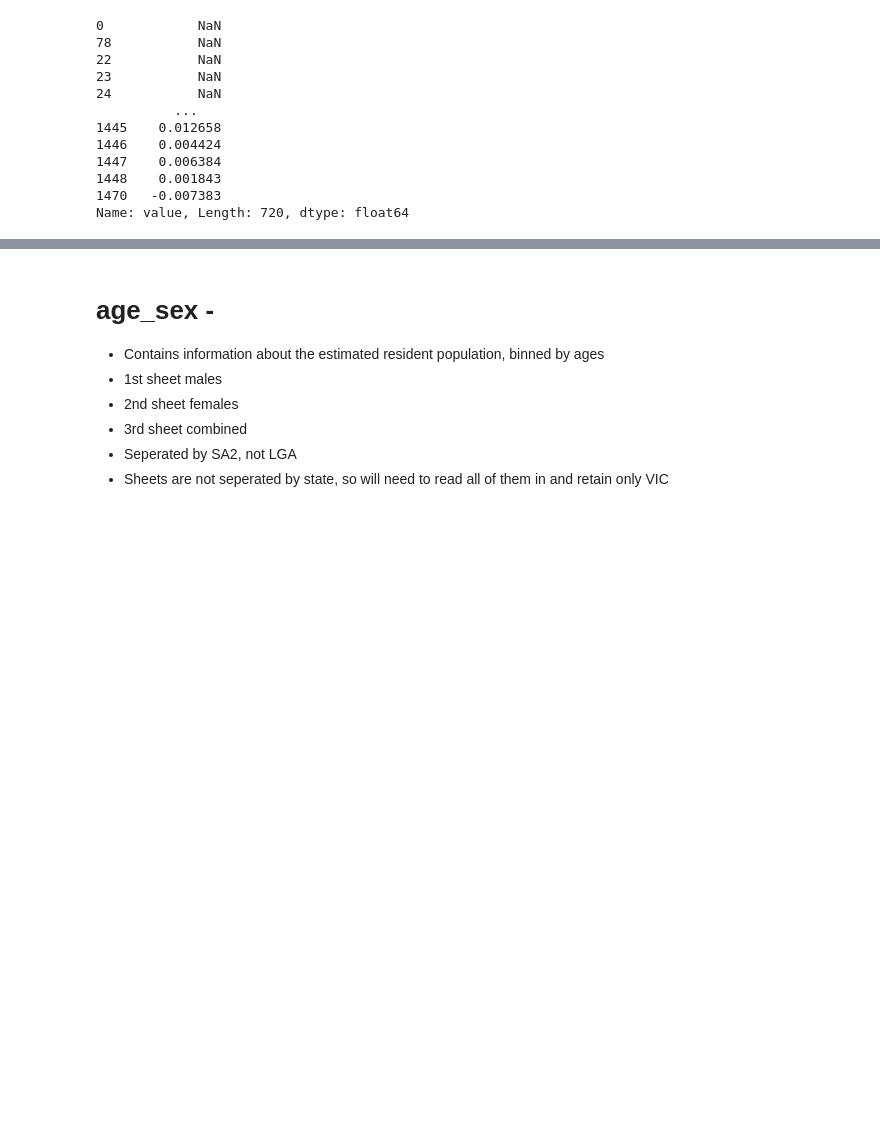
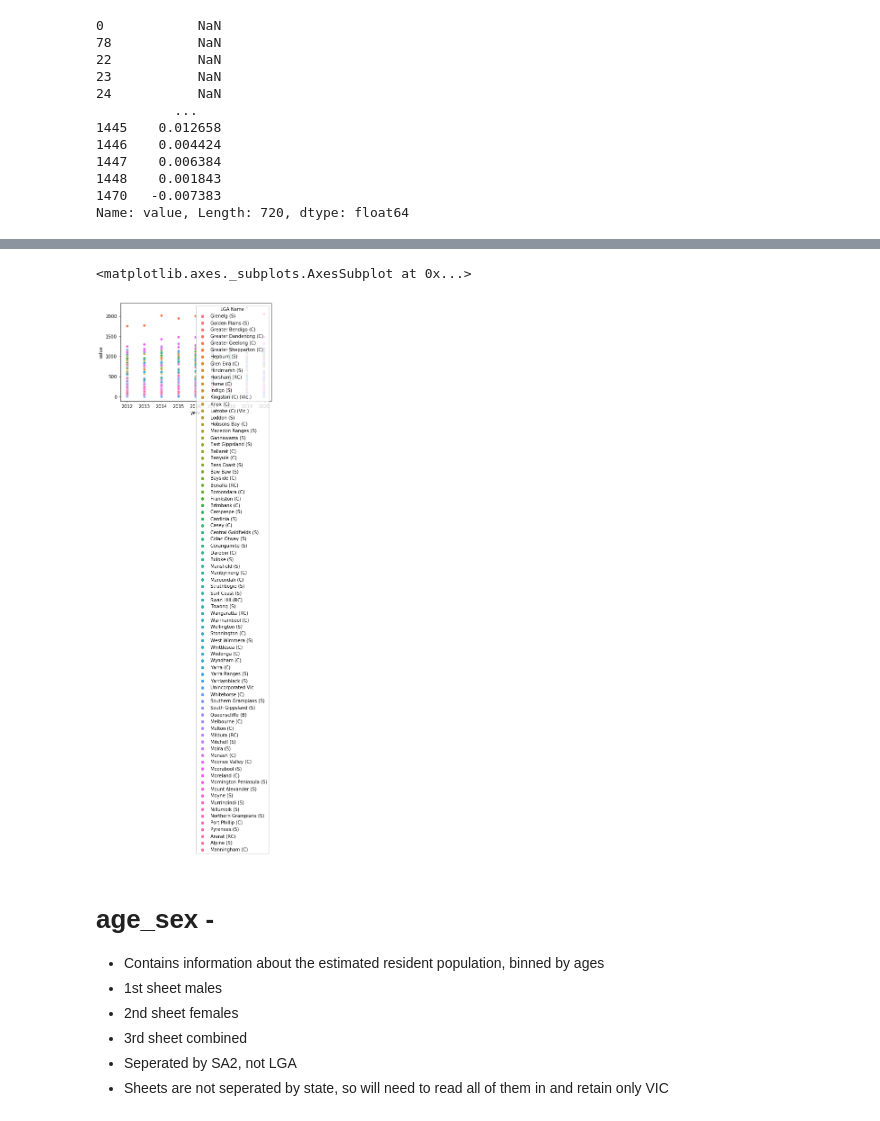
Before and after one commit to MAST30034-Applied-Data-Science/generic-real-estate-consulting-project-group-59, a Jupyter notebook: scripts/ABS_data.ipynb, the cells around one changed output, grey strips where cells are left out. Cells and saved outputs as stored; diff of their text form; code cells hidden in the pictures; blank space fills up the shorter version.

```diff
--- a/scripts/ABS_data.ipynb
+++ b/scripts/ABS_data.ipynb
@@ -96,3 +105,10 @@ Name: value, Length: 720, dtype: float64
+# %%
+df3 = df2.loc[df2['var'] == 'Deaths']
+
+sns.scatterplot(data = df3, x='year', y='value', hue='LGA Name')
+# %% [output]
+<matplotlib.axes._subplots.AxesSubplot at 0x...>
+[figure, added]
 # %% [markdown]
 # age_sex -
 
```
Also changed, not shown: parts of 11 cells of this notebook.
